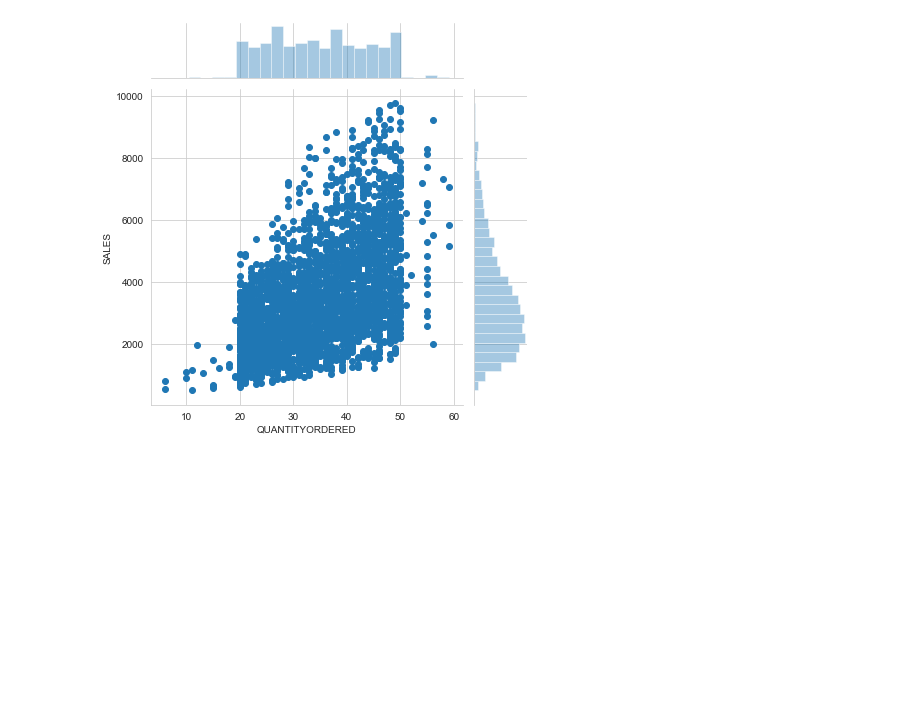
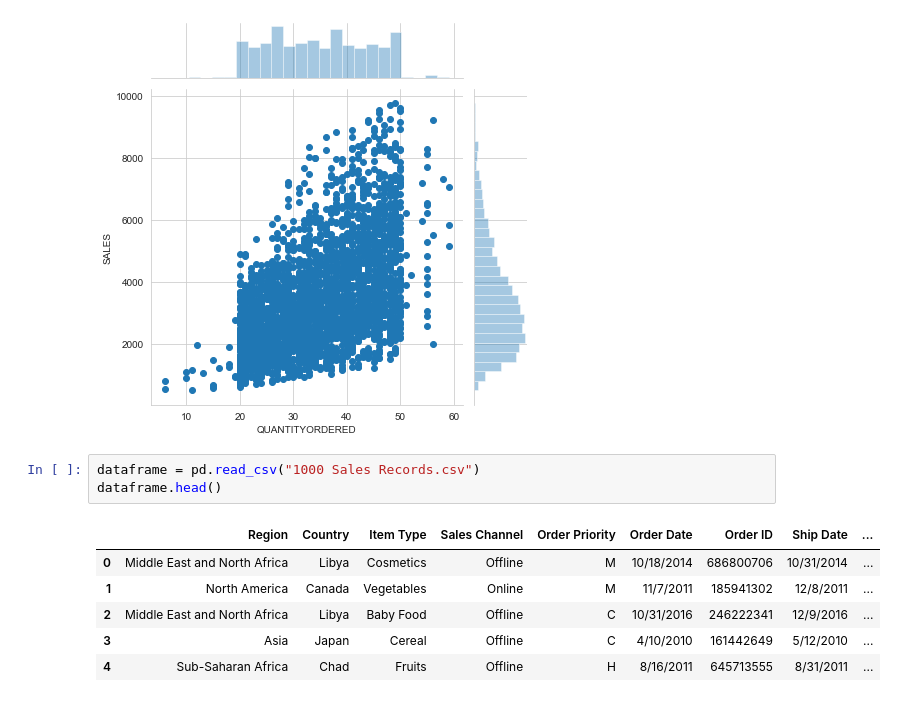
Before and after one commit to Deepanshuchauhan123/Machine-Learning, a Jupyter notebook: Seaborn/Seaborn.ipynb, the cells around one changed output. Drawn from its saved outputs; the diff is of its cells as text; blank space fills up the shorter version.

```diff
--- a/Seaborn/Seaborn.ipynb
+++ b/Seaborn/Seaborn.ipynb
@@ -77,3 +77,13 @@ sns.jointplot('QUANTITYORDERED','SALES',data1)
 plt.show()
 # %% [output]
 [figure]
+# %%
+dataframe = pd.read_csv("1000 Sales Records.csv")
+dataframe.head()
+# %% [output]
+|  | Region | Country | Item Type | Sales Channel | Order Priority | Order Date | Order ID | Ship Date | ... |
+| 0 | Middle East and North Africa | Libya | Cosmetics | Offline | M | 10/18/2014 | 686800706 | 10/31/2014 | ... |
+| 1 | North America | Canada | Vegetables | Online | M | 11/7/2011 | 185941302 | 12/8/2011 | ... |
+| 2 | Middle East and North Africa | Libya | Baby Food | Offline | C | 10/31/2016 | 246222341 | 12/9/2016 | ... |
+| 3 | Asia | Japan | Cereal | Offline | C | 4/10/2010 | 161442649 | 5/12/2010 | ... |
+| 4 | Sub-Saharan Africa | Chad | Fruits | Offline | H | 8/16/2011 | 645713555 | 8/31/2011 | ... |
```
Also changed, not shown: parts of 2 cells of this notebook, 1 other file.
